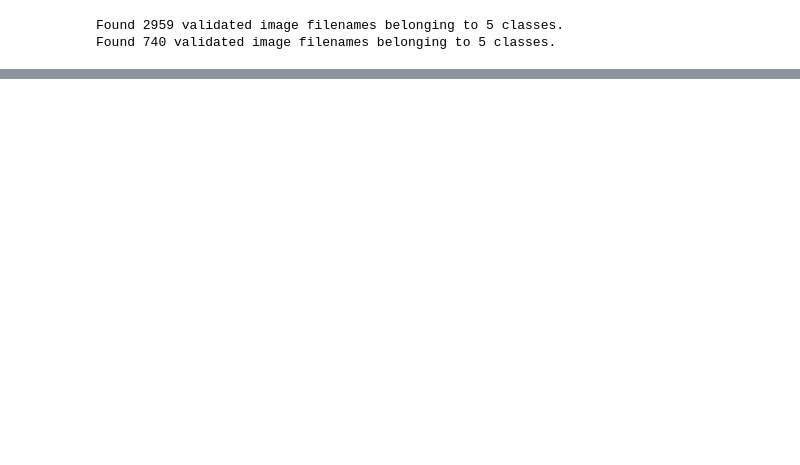
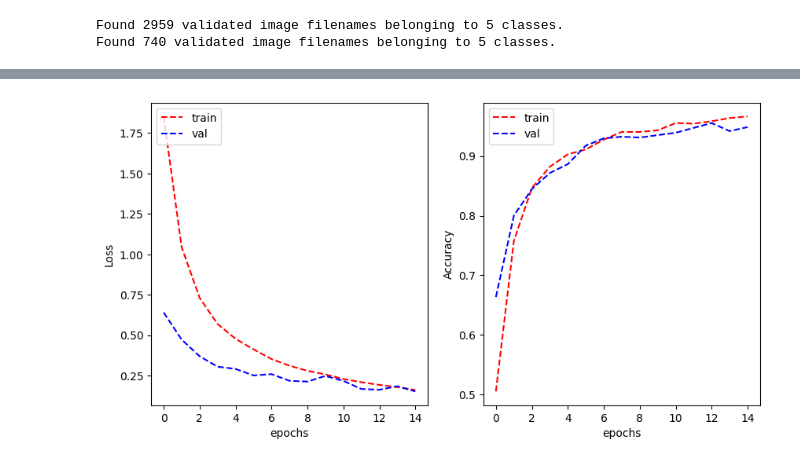
Before and after one commit to ayushpatel2002/Image-Classification-CNN, a Jupyter notebook: s3891013_s3769980.ipynb, the cells around one changed output, grey strips where cells are left out. Cells and saved outputs as stored; diff of their text form; code cells hidden in the pictures; blank space fills up the shorter version.

```diff
--- a/s3891013_s3769980.ipynb
+++ b/s3891013_s3769980.ipynb
@@ -469,0 +499,15 @@ weighted avg       0.34      0.35      0.34       740
+# %%
+INPUT_DIM = (28,28,1)
+HIDDEN_LAYER_DIM = 256
+TYPE_OUTPUT_CLASSES = 16
+model_sign_type_ann = tf.keras.Sequential([
+    tf.keras.layers.Flatten(input_shape=INPUT_DIM),
+    tf.keras.layers.Dense(HIDDEN_LAYER_DIM, activation='sigmoid'),
+    tf.keras.layers.Dense(TYPE_OUTPUT_CLASSES)
+])
+model_sign_type_ann.compile(
+    optimizer='adam',
+    loss=tf.keras.losses.CategoricalCrossentropy(from_logits=True),
+    metrics=['categorical_accuracy'])
+
+model_sign_type_ann.summary()
@@ -469,0 +584,2 @@ weighted avg       0.34      0.35      0.34       740
+# %%
+history_type_ann = model_sign_type_ann.fit(train_generator_type, validation_data = validation_generator_type, epochs=15, verbose=1)
@@ -469,0 +604,6 @@ weighted avg       0.34      0.35      0.34       740
+# %%
+plot_learning_curve(history_type_ann.history['loss'], history_shape_ann.history['val_loss'],
+                    history_type_ann.history['categorical_accuracy'], history_type_ann.history['val_categorical_accuracy'],
+                    metric_name='Accuracy')
+# %% [output]
+[figure, added]
```
Also changed, not shown: parts of 31 cells of this notebook, 1 other file.
